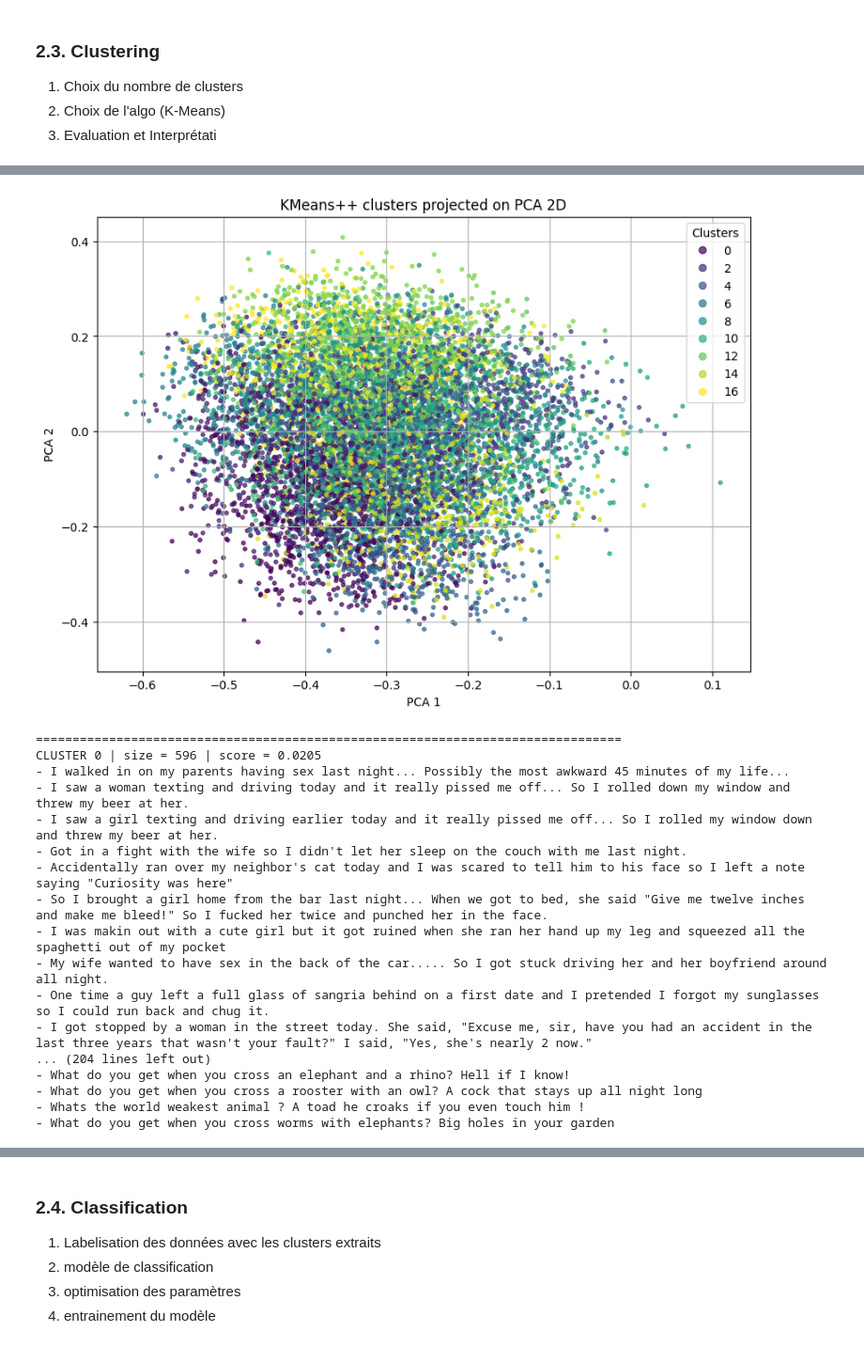
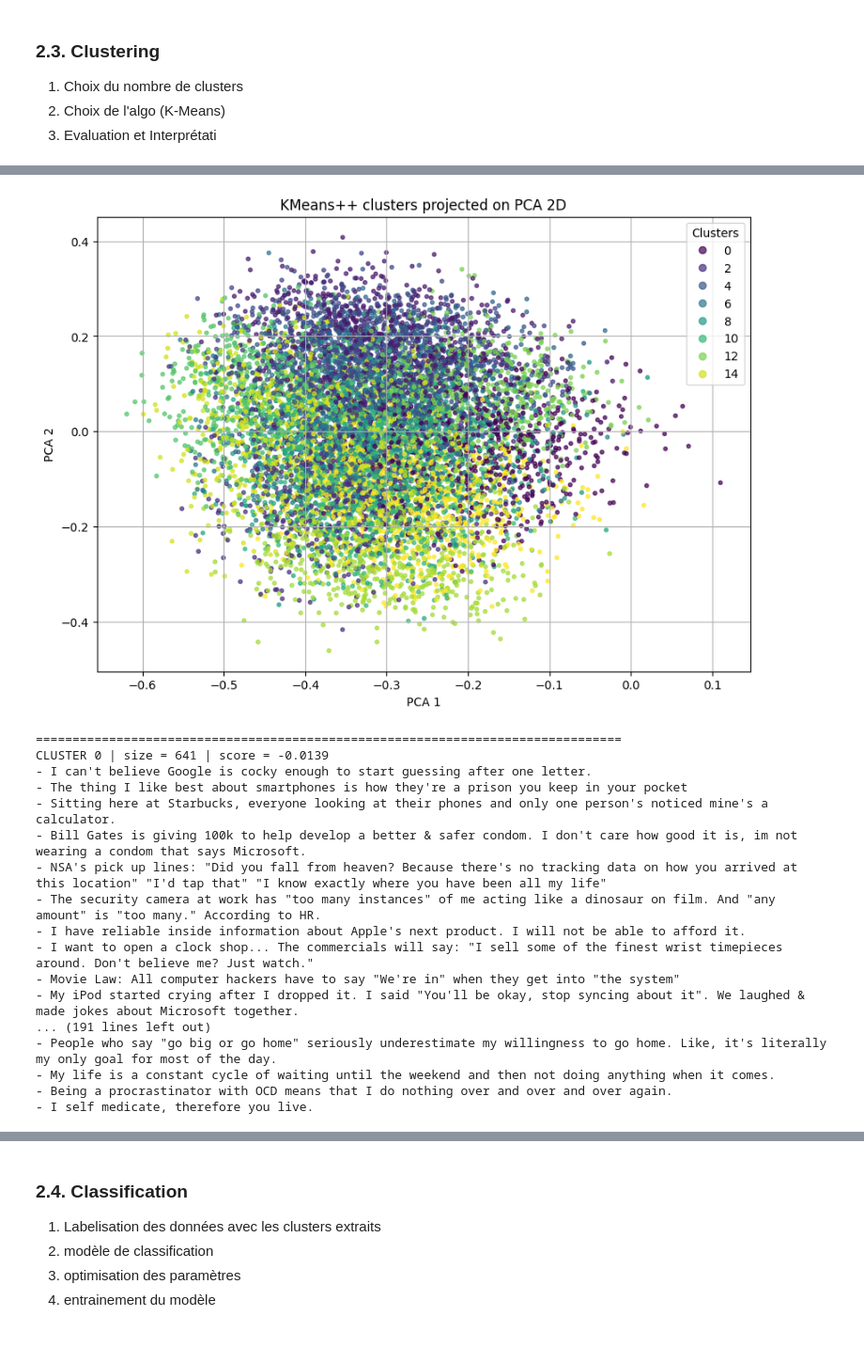
Before and after one commit to realhugoviana/jokes_clustering, a Jupyter notebook: joke_clustering.ipynb, the cells around one changed output, grey strips where cells are left out. Shown at 94% size. Cells and saved outputs as stored; diff of their text form; code cells hidden in the pictures.

Commit message:
Labelisation des clusters

```diff
--- a/joke_clustering.ipynb
+++ b/joke_clustering.ipynb
@@ -218,7 +218,7 @@ from sklearn.cluster import KMeans
 from sklearn.decomposition import TruncatedSVD
 from sklearn.metrics import silhouette_samples
 
-K = 17
+K = 16
 
 # 1) KMeans++
 kmeans = KMeans(
@@ -254,51 +254,51 @@ plt.ylabel("PCA 2")
 plt.title("KMeans++ clusters projected on PCA 2D")
 plt.grid(True)
 plt.legend(*scatter.legend_elements(), title="Clusters")
 plt.show()
 
 # 4) Blagues les plus proches des centroïdes
 distances_to_centroids = kmeans.transform(X_combined)
 
 
 # score silhouette pour chaque point
 sample_silhouette_values = silhouette_samples(X_combined, labels)
 
 for cluster_id in range(K):
     cluster_indices = np.where(labels == cluster_id)[0]
 
     # score moyen du cluster
     cluster_score = sample_silhouette_values[cluster_indices].mean()
 
     cluster_distances = distances_to_centroids[cluster_indices, cluster_id]
     sorted_local_indices = np.argsort(cluster_distances)
 
     top_n = 10
     closest_indices = cluster_indices[sorted_local_indices[:top_n]]
 
     print("\n" + "=" * 80)
     print(f"CLUSTER {cluster_id} | size = {len(cluster_indices)} | score = {cluster_score:.4f}")
 
     for idx in closest_indices:
         print("-", df_sample.iloc[idx]["Joke"])
 # %% [output]
-[figure, old version]
+[figure, new version]
 ================================================================================
-CLUSTER 0 | size = 596 | score = 0.0205
-- I walked in on my parents having sex last night... Possibly the most awkward 45 minutes of my life...
-- I saw a woman texting and driving today and it really pissed me off... So I rolled down my window and threw my beer at her.
-- I saw a girl texting and driving earlier today and it really pissed me off... So I rolled my window down and threw my beer at her.
-- Got in a fight with the wife so I didn't let her sleep on the couch with me last night.
-- Accidentally ran over my neighbor's cat today and I was scared to tell him to his face so I left a note saying "Curiosity was here"
-- So I brought a girl home from the bar last night... When we got to bed, she said "Give me twelve inches and make me bleed!" So I fucked her twice and punched her in the face.
-- I was makin out with a cute girl but it got ruined when she ran her hand up my leg and squeezed all the spaghetti out of my pocket
-- My wife wanted to have sex in the back of the car..... So I got stuck driving her and her boyfriend around all night.
-- One time a guy left a full glass of sangria behind on a first date and I pretended I forgot my sunglasses so I could run back and chug it.
-- I got stopped by a woman in the street today. She said, "Excuse me, sir, have you had an accident in the last three years that wasn't your fault?" I said, "Yes, she's nearly 2 now."
-... (204 lines left out)
-- What do you get when you cross an elephant and a rhino? Hell if I know!
-- What do you get when you cross a rooster with an owl? A cock that stays up all night long
-- Whats the world weakest animal ? A toad he croaks if you even touch him !
-- What do you get when you cross worms with elephants? Big holes in your garden
+CLUSTER 0 | size = 641 | score = -0.0139
+- I can't believe Google is cocky enough to start guessing after one letter.
+- The thing I like best about smartphones is how they're a prison you keep in your pocket
+- Sitting here at Starbucks, everyone looking at their phones and only one person's noticed mine's a calculator.
+- Bill Gates is giving 100k to help develop a better & safer condom. I don't care how good it is, im not wearing a condom that says Microsoft.
+- NSA's pick up lines: "Did you fall from heaven? Because there's no tracking data on how you arrived at this location" "I'd tap that" "I know exactly where you have been all my life"
+- The security camera at work has "too many instances" of me acting like a dinosaur on film. And "any amount" is "too many." According to HR.
+- I have reliable inside information about Apple's next product. I will not be able to afford it.
+- I want to open a clock shop... The commercials will say: "I sell some of the finest wrist timepieces around. Don't believe me? Just watch."
+- Movie Law: All computer hackers have to say "We're in" when they get into "the system"
+- My iPod started crying after I dropped it. I said "You'll be okay, stop syncing about it". We laughed & made jokes about Microsoft together.
+... (191 lines left out)
+- People who say "go big or go home" seriously underestimate my willingness to go home. Like, it's literally my only goal for most of the day.
+- My life is a constant cycle of waiting until the weekend and then not doing anything when it comes.
+- Being a procrastinator with OCD means that I do nothing over and over and over again.
+- I self medicate, therefore you live.
 # %%
 from sklearn.feature_extraction.text import TfidfVectorizer
 import numpy as np
```
Also changed, not shown: parts of 3 cells of this notebook.
